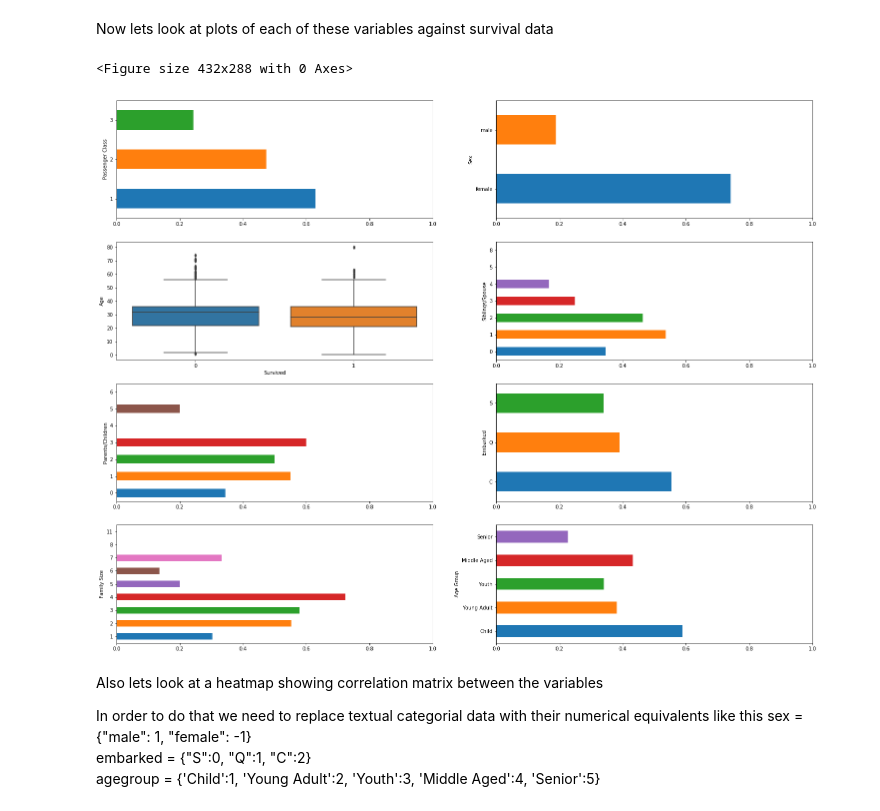
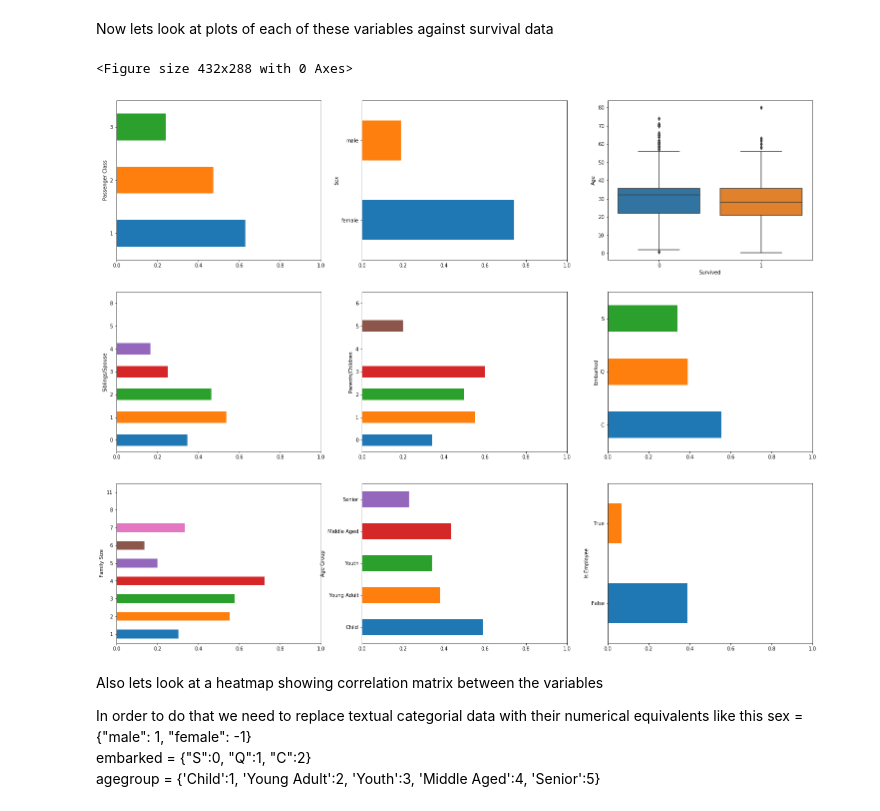
Before and after one commit to kaustubhsaha/myrepo, a Jupyter notebook: Data Analysis/Titanic/Titanic.ipynb, the cells around one changed output. Saved outputs shown, nothing was run; the diff lists cells and outputs as text; code cells hidden in the pictures.

```diff
--- a/Data Analysis/Titanic/Titanic.ipynb
+++ b/Data Analysis/Titanic/Titanic.ipynb
@@ -383,3 +432,5 @@ display(HTML(raw_df.head().to_html()))
+# %%
+raw_df["Is Employee"] = raw_df["Fare"] == 0
 # %% [markdown]
 Now we'll extract Deck information from cabin number
 # %%
@@ -505,0 +557,8 @@ Replacing outliers (Fare per passenger > 100) with median values of 1st class fa
+# %%
+q25, q75 = np.percentile(raw_df['Fare Per Passenger'], 25), np.percentile(raw_df['Fare Per Passenger'], 75)
+print(q25, q75)
+iqr = q75 - q25
+print(iqr)
+cut_off = iqr * 2.5
+upper_limit = cut_off + q75
+print(upper_limit)
@@ -506,5 +569,5 @@ Replacing outliers (Fare per passenger > 100) with median values of 1st class fa
 # %%
-raw_df.loc[raw_df['Fare Per Passenger']>100, 'Fare Per Passenger'] = np.nan
+raw_df.loc[raw_df['Fare Per Passenger']>upper_limit, 'Fare Per Passenger'] = np.nan
 raw_df['Fare Per Passenger'].fillna(fare_1, inplace=True)
 # %% [markdown]
 Now lets look at overall statistics and KDE curve
@@ -772,19 +844,20 @@ Now lets look at plots of each of these variables against survival data
 # %%
 plt.cla()
 plt.clf()
-fig, axes = plt.subplots(4,2, figsize=(25, 20))
+fig, axes = plt.subplots(3,3, figsize=(25, 20))
 df.groupby('Passenger Class')['Survived'].mean().plot(kind="barh", ax=axes[0,0], xlim=(0,1))
 df.groupby('Sex')['Survived'].mean().plot(kind="barh", ax=axes[0,1], xlim=(0,1))
-sns.boxplot(x="Survived", y="Age", data=df, ax=axes[1,0])
-df.groupby('Siblings/Spouse')['Survived'].mean().plot(kind="barh", ax=axes[1,1], xlim=(0,1))
-df.groupby('Parents/Children')['Survived'].mean().plot(kind="barh", ax=axes[2,0], xlim=(0,1))
-df.groupby('Embarked')['Survived'].mean().plot(kind="barh", ax=axes[2,1], xlim=(0,1))
-df.groupby('Family Size')['Survived'].mean().plot(kind="barh", ax=axes[3,0], xlim=(0,1))
-df.groupby('Age Group')['Survived'].mean().plot(kind="barh", ax=axes[3,1], xlim=(0,1))
+sns.boxplot(x="Survived", y="Age", data=df, ax=axes[0,2])
+df.groupby('Siblings/Spouse')['Survived'].mean().plot(kind="barh", ax=axes[1,0], xlim=(0,1))
+df.groupby('Parents/Children')['Survived'].mean().plot(kind="barh", ax=axes[1,1], xlim=(0,1))
+df.groupby('Embarked')['Survived'].mean().plot(kind="barh", ax=axes[1,2], xlim=(0,1))
+df.groupby('Family Size')['Survived'].mean().plot(kind="barh", ax=axes[2,0], xlim=(0,1))
+df.groupby('Age Group')['Survived'].mean().plot(kind="barh", ax=axes[2,1], xlim=(0,1))
+df.groupby('Is Employee')['Survived'].mean().plot(kind="barh", ax=axes[2,2], xlim=(0,1))
 plt.show()
 # %% [output]
 <Figure size 432x288 with 0 Axes>
-[figure, old version]
+[figure, new version]
 # %% [markdown]
 Also lets look at a heatmap showing correlation matrix between the variables
 
```
Also changed, not shown: parts of 47 cells of this notebook.
